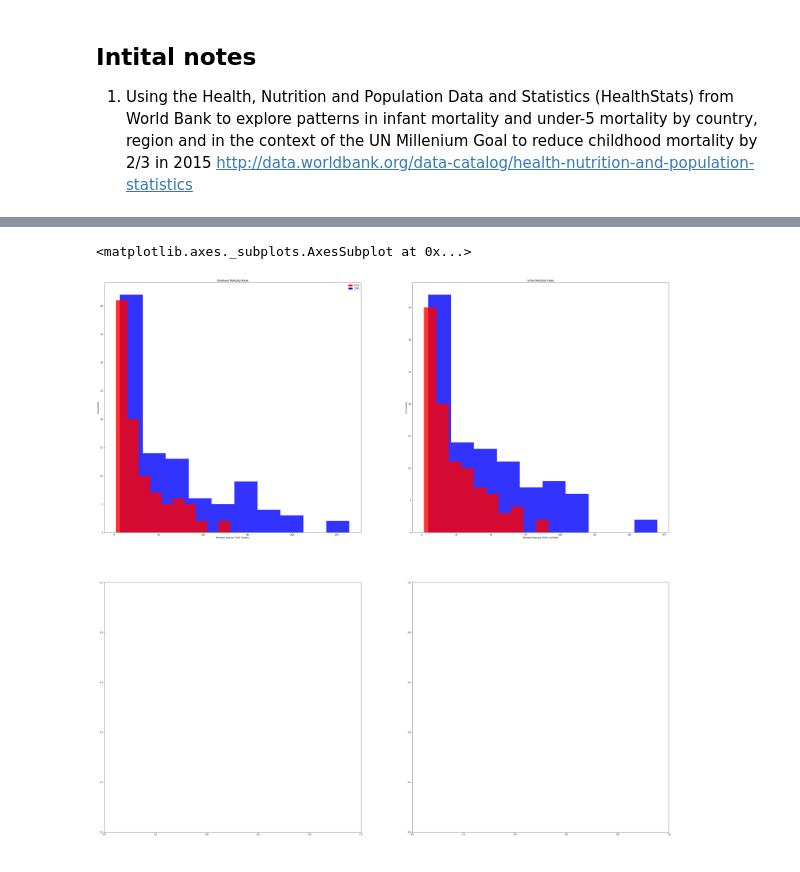
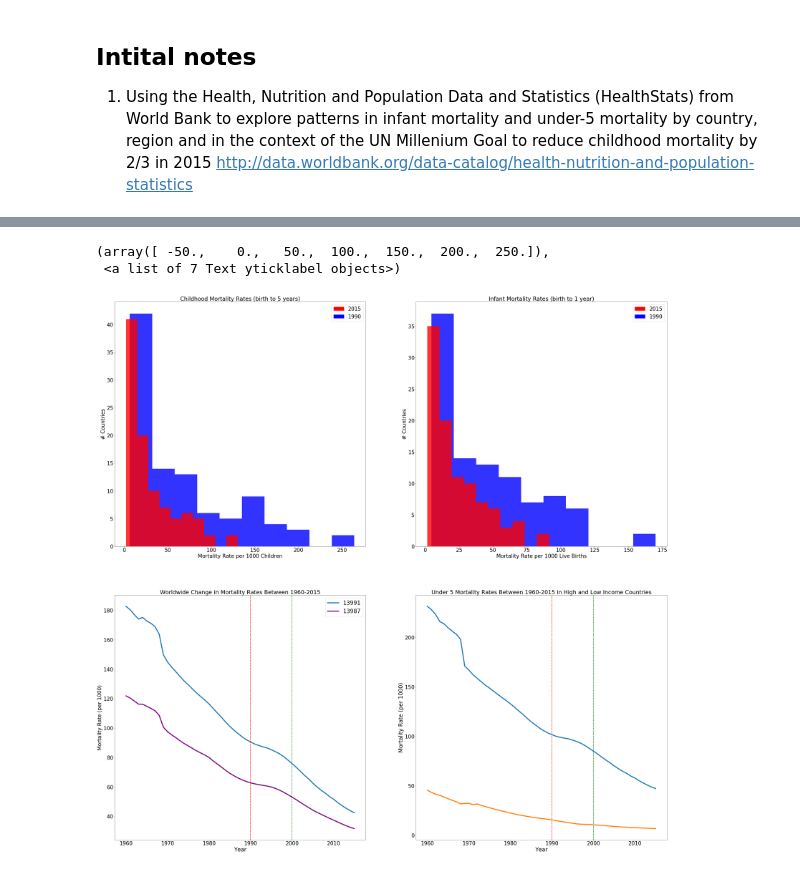
Before and after one commit to spaceport729/thinkful, a Jupyter notebook: Capstone_Project.ipynb, the cells around one changed output, grey strips where cells are left out. Drawn from its saved outputs; the diff is of its cells as text; code cells hidden in the pictures.

```diff
--- a/Capstone_Project.ipynb
+++ b/Capstone_Project.ipynb
@@ -32,12 +31,14 @@ for record in df:
 df2 = df.ix[14145:, :]
 df3 = df2.ix[lambda df2: df2['full_count'] > 60]
 
+
 # Create a new Data frame that only includes indicators for Mortality rate under 5 and mortality rate infant
 indicatorsInclude = ['Mortality rate, under-5 (per 1,000)', 'Mortality rate, infant (per 1,000 live births)']
 df_mortality = df3.ix[lambda df3: df3['Indicator Name'].isin(indicatorsInclude),:]
 
-df_under_5 = df3.ix[lambda df3: df3['Indicator Name'] == 'Mortality rate, under-5 (per 1,000)', :]
-df_infant_mortality = df3.ix[lambda df3: df3['Indicator Name'] == 'Mortality rate, infant (per 1,000) live births)', :]
+
+df_under_5 = df_mortality.ix[lambda df_mortality: df_mortality['Indicator Name'] == 'Mortality rate, under-5 (per 1,000)', :]
+df_infant_mortality = df_mortality.ix[lambda df_mortality: df_mortality['Indicator Name'] == 'Mortality rate, infant (per 1,000 live births)', :]
 
 # Get regional data only
 df4 = df.ix[:14144, :]
@@ -95,31 +100,77 @@ Standard Deviation Child Mortality in 2015: 29.665705675144352
 # %%
 plt.figure(figsize=(50,50))
 
+
+df_regional_under_5_limited = df_regional_under_5.drop(['Country Name','Country Code', 'Indicator Name', 'Indicator Code', 'full_count'], axis=1)
+df_world_under_5 = df_regional_under_5_limited.ix[13991]
+
+
+df_regional_infant_mortality_limited = df_regional_infant_mortality.drop(['Country Name','Country Code', 'Indicator Name', 'Indicator Code', 'full_count'], axis=1)
+df_world_infant = df_regional_infant_mortality_limited.ix[13987]
+
+
 plt.subplot(2,2,1)
 plt.hist(x = df_under_5['1990'],color='blue', alpha=0.8)
-plt.ylabel('# Countries')
-plt.xlabel('Mortality Rate per 1000 Children')
-
+plt.ylabel('# Countries', fontsize=26)
+plt.xlabel('Mortality Rate per 1000 Children', fontsize=26)
+plt.xticks(fontsize=26)
+plt.yticks(fontsize=26)
 plt.hist(x = df_under_5['2015'],color='red', alpha=0.8)
-plt.title('Childhood Mortality Rates')
+plt.title('Childhood Mortality Rates (birth to 5 years)', fontsize=28)
 
 blue_patch = mpatches.Patch(color='blue', label='1990')
 red_patch = mpatches.Patch(color='red', label='2015')
 
-plt.legend(handles=[red_patch,blue_patch])
+plt.legend(handles=[red_patch,blue_patch], fontsize=26)
 
 plt.subplot(2,2,2)
 plt.hist(x = df_infant_mortality['1990'],color='blue', alpha=0.8)
-plt.title('Infant Mortality Rates')
-plt.ylabel('# Countries')
-plt.xlabel('Mortality Rate per 1000 Live Births')
+plt.title('Infant Mortality Rates (birth to 1 year)', fontsize=28)
+plt.ylabel('# Countries', fontsize=26)
+plt.xlabel('Mortality Rate per 1000 Live Births', fontsize=26)
+plt.xticks(fontsize=26)
+plt.yticks(fontsize=26)
 
 plt.hist(x = df_infant_mortality['2015'],color='red', alpha=0.8)
 blue_patch = mpatches.Patch(color='blue', label='1990')
 red_patch = mpatches.Patch(color='red', label='2015')
+plt.legend(handles=[red_patch,blue_patch],fontsize=26)
+
 
 plt.subplot(2,2,3)
+
+#plot line graph of mortality rate under_5,infant world add lines at 1990 and 2015
+plt.plot(df_world_under_5, linewidth=5)
+plt.plot(df_world_infant, linewidth=5, color='purple')
+plt.title('Worldwide Change in Mortality Rates Between 1960-2015', fontsize=28)
+plt.ylabel('Mortality Rate (per 1000)', fontsize=26)
+plt.legend(fontsize=28)
+plt.xlabel('Year', fontsize=28)
+plt.xticks(fontsize=26)
+plt.yticks(fontsize=26)
+plt.axvline(x=1990, linewidth=2, linestyle='dashed',color = 'r')
+plt.axvline(x=2000, linewidth=2, linestyle='dashed',color = 'g')
+
+
 plt.subplot(2,2,4)
+df_low_income = df_regional_under_5.ix[lambda df_regional_under_5: df_regional_under_5['Country Name'] == 'Low & middle income',:]
+df_high_income = df_regional_under_5.ix[lambda df_regional_under_5: df_regional_under_5['Country Name'] == 'High income',:]
+df_low_income2 = df_low_income.drop(['Country Name', 'Country Code', 'Indicator Name', 'Indicator Code','full_count'], axis =1)
+df_high_income2 = df_high_income.drop(['Country Name', 'Country Code', 'Indicator Name', 'Indicator Code','full_count'], axis =1)
+df_low_income3 = df_low_income2.T
+df_high_income3 = df_high_income2.T
+
+plt.axvline(x=1990, linewidth=2, linestyle='dashed',color = 'r')
+plt.axvline(x=2000, linewidth=2, linestyle='dashed',color = 'g')
+
+plt.plot(df_low_income3, linewidth=5)
+plt.plot(df_high_income3, linewidth=5)
+plt.title('Under 5 Mortality Rates Between 1960-2015 in High and Low Income Countries', fontsize=28)
+plt.ylabel('Mortality Rate (per 1000)', fontsize=28)
+plt.xlabel('Year', fontsize=28)
+plt.xticks(fontsize=26)
+plt.yticks(fontsize=26)
 # %% [output]
-<matplotlib.axes._subplots.AxesSubplot at 0x...>
+(array([ -50.,    0.,   50.,  100.,  150.,  200.,  250.]),
+ <a list of 7 Text yticklabel objects>)
-[figure, old version]
+[figure, new version]
```
Also changed, not shown: parts of 18 cells of this notebook.
